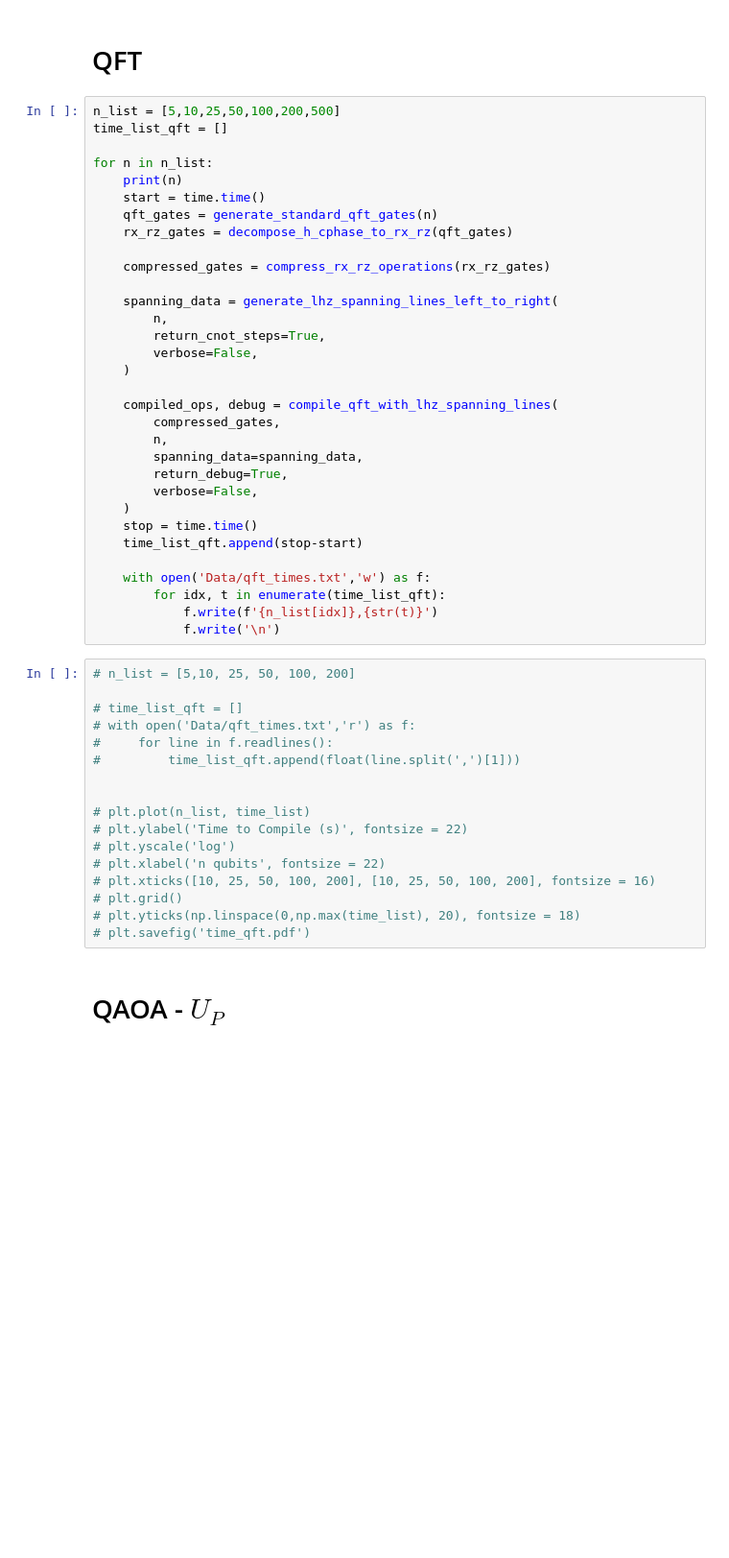
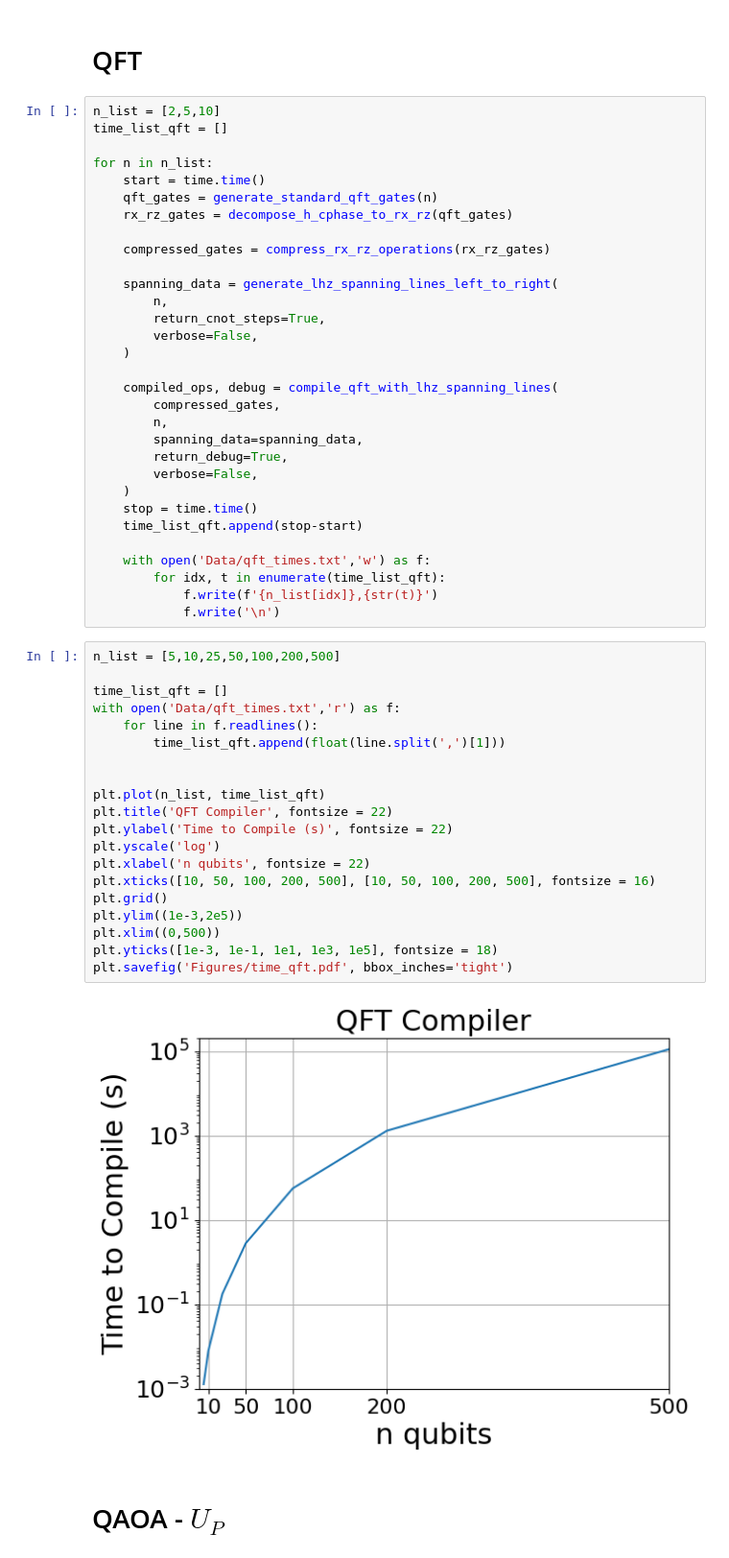
Before and after one commit to fghisoni/SWAPlessCompiler, a Jupyter notebook: Notebooks/Time_scaling.ipynb, the cells around one changed output. Shown at 96% size. Cells and saved outputs as stored; diff of their text form; blank space fills up the shorter version.

Commit message:
time scaling

```diff
--- a/Notebooks/Time_scaling.ipynb
+++ b/Notebooks/Time_scaling.ipynb
@@ -32,11 +32,10 @@ import numpy as np
 # %% [markdown]
 # QFT
 # %%
-n_list = [5,10,25,50,100,200,500]
+n_list = [2,5,10]
 time_list_qft = []
 
 for n in n_list:
-    print(n)
     start = time.time()
     qft_gates = generate_standard_qft_gates(n)
     rx_rz_gates = decompose_h_cphase_to_rx_rz(qft_gates)
@@ -64,22 +63,27 @@ for n in n_list:
             f.write(f'{n_list[idx]},{str(t)}')
             f.write('\n')
 # %%
-# n_list = [5,10, 25, 50, 100, 200]
+n_list = [5,10,25,50,100,200,500]
 
-# time_list_qft = []
-# with open('Data/qft_times.txt','r') as f:
-#     for line in f.readlines():
-#         time_list_qft.append(float(line.split(',')[1]))
+time_list_qft = []
+with open('Data/qft_times.txt','r') as f:
+    for line in f.readlines():
+        time_list_qft.append(float(line.split(',')[1]))
 
 
-# plt.plot(n_list, time_list)
-# plt.ylabel('Time to Compile (s)', fontsize = 22)
-# plt.yscale('log')
-# plt.xlabel('n qubits', fontsize = 22)
-# plt.xticks([10, 25, 50, 100, 200], [10, 25, 50, 100, 200], fontsize = 16)
-# plt.grid()
-# plt.yticks(np.linspace(0,np.max(time_list), 20), fontsize = 18)
-# plt.savefig('time_qft.pdf')
+plt.plot(n_list, time_list_qft)
+plt.title('QFT Compiler', fontsize = 22)
+plt.ylabel('Time to Compile (s)', fontsize = 22)
+plt.yscale('log')
+plt.xlabel('n qubits', fontsize = 22)
+plt.xticks([10, 50, 100, 200, 500], [10, 50, 100, 200, 500], fontsize = 16)
+plt.grid()
+plt.ylim((1e-3,2e5))
+plt.xlim((0,500))
+plt.yticks([1e-3, 1e-1, 1e1, 1e3, 1e5], fontsize = 18)
+plt.savefig('Figures/time_qft.pdf', bbox_inches='tight')
+# %% [output]
+[figure, added]
 # %% [markdown]
 # QAOA - $U_P$
 # %%
```
Also changed, not shown: parts of 4 cells of this notebook, 5 other files.
